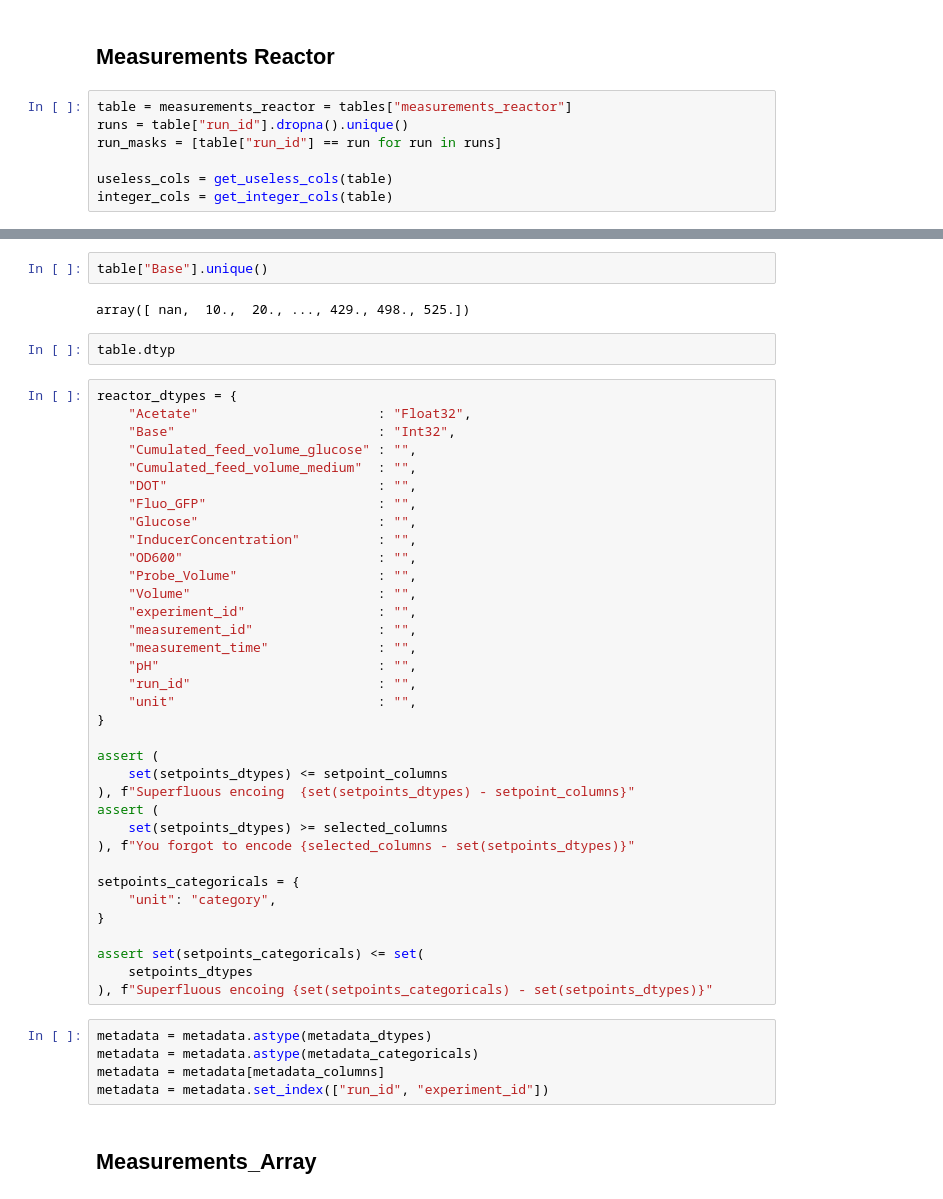
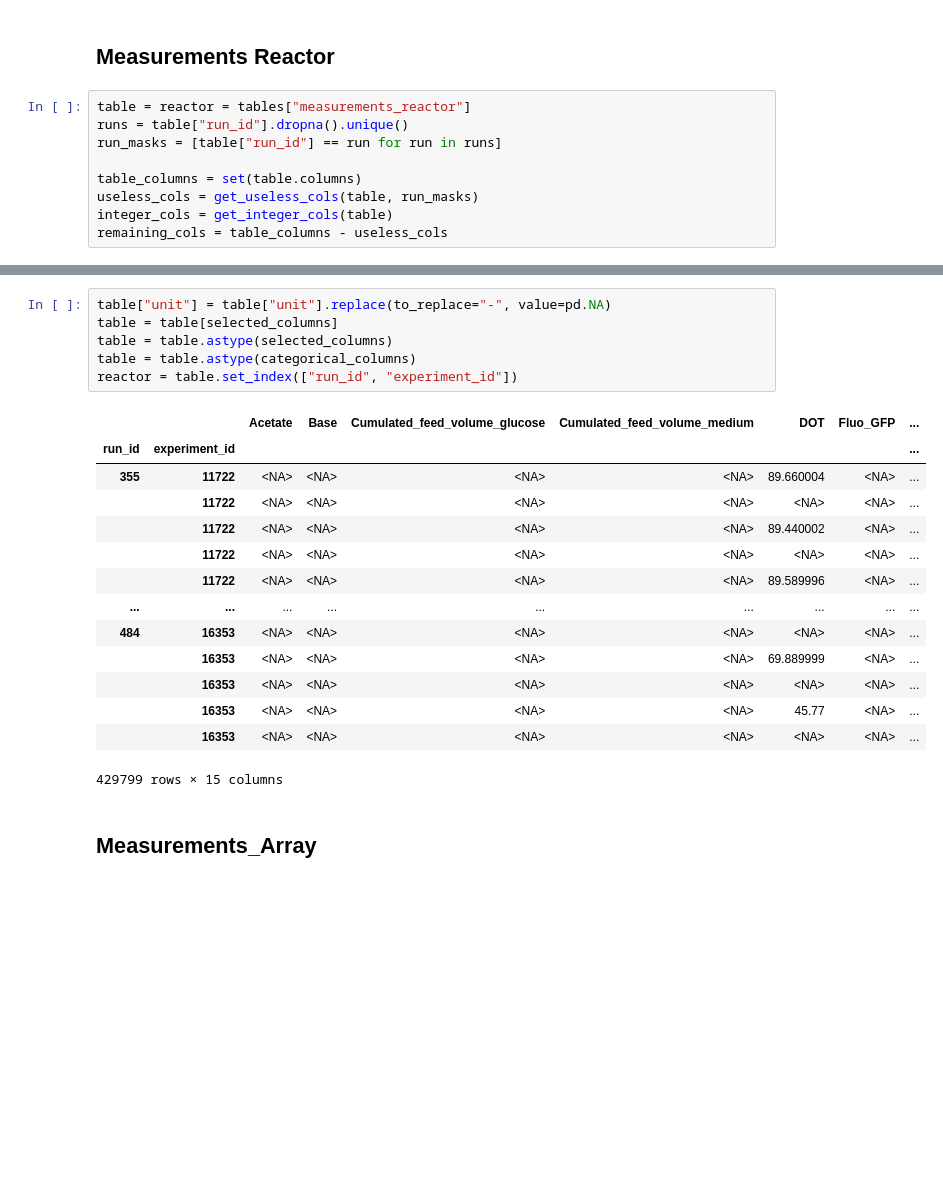
Before and after one commit to randolf-scholz/tsdm, a Jupyter notebook: dev/datasets/kiwi_experiments_and_run_355.ipynb, the cells around one changed output, grey strips where cells are left out. Saved outputs shown, nothing was run; the diff lists cells and outputs as text; blank space fills up the shorter version.

```diff
--- a/dev/datasets/kiwi_experiments_and_run_355.ipynb
+++ b/dev/datasets/kiwi_experiments_and_run_355.ipynb
@@ -382,12 +520,14 @@ setpoints = setpoints.set_index(["run_id", "experiment_id"])
 # %% [markdown]
 ##  Measurements Reactor
 # %%
-table = measurements_reactor = tables["measurements_reactor"]
+table = reactor = tables["measurements_reactor"]
 runs = table["run_id"].dropna().unique()
 run_masks = [table["run_id"] == run for run in runs]
 
-useless_cols = get_useless_cols(table)
+table_columns = set(table.columns)
+useless_cols = get_useless_cols(table, run_masks)
 integer_cols = get_integer_cols(table)
+remaining_cols = table_columns - useless_cols
 # %% [output]
 No information in      Acid
 Fluo_CFP: data missing in 8/9 slices!
@@ -462,48 +600,23 @@ Integer column pretending to be float: measurement_id
-# %%
-table["Base"].unique()
-# %% [output]
-array([ nan,  10.,  20., ..., 429., 498., 525.])
-# %%
-table.dtyp
-# %%
-reactor_dtypes = {
-    "Acetate"                       : "Float32",
-    "Base"                          : "Int32",
-    "Cumulated_feed_volume_glucose" : "",
-    "Cumulated_feed_volume_medium"  : "",
-    "DOT"                           : "",
-    "Fluo_GFP"                      : "",
-    "Glucose"                       : "",
-    "InducerConcentration"          : "",
-    "OD600"                         : "",
-    "Probe_Volume"                  : "",
-    "Volume"                        : "",
-    "experiment_id"                 : "",
-    "measurement_id"                : "",
-    "measurement_time"              : "",
-    "pH"                            : "",
-    "run_id"                        : "",
-    "unit"                          : "",
-}
-
-assert (
-    set(setpoints_dtypes) <= setpoint_columns
-), f"Superfluous encoing  {set(setpoints_dtypes) - setpoint_columns}"
-assert (
-    set(setpoints_dtypes) >= selected_columns
-), f"You forgot to encode {selected_columns - set(setpoints_dtypes)}"
-
-setpoints_categoricals = {
-    "unit": "category",
-}
-
-assert set(setpoints_categoricals) <= set(
-    setpoints_dtypes
-), f"Superfluous encoing {set(setpoints_categoricals) - set(setpoints_dtypes)}"
-# %%
-metadata = metadata.astype(metadata_dtypes)
-metadata = metadata.astype(metadata_categoricals)
-metadata = metadata[metadata_columns]
-metadata = metadata.set_index(["run_id", "experiment_id"])
+# %%
+table["unit"] = table["unit"].replace(to_replace="-", value=pd.NA)
+table = table[selected_columns]
+table = table.astype(selected_columns)
+table = table.astype(categorical_columns)
+reactor = table.set_index(["run_id", "experiment_id"])
+# %% [output]
+|  |  | Acetate | Base | Cumulated_feed_volume_glucose | Cumulated_feed_volume_medium | DOT | Fluo_GFP | ... |
+| run_id | experiment_id |  |  |  |  |  |  | ... |
+| 355 | 11722 | <NA> | <NA> | <NA> | <NA> | 89.660004 | <NA> | ... |
+|  | 11722 | <NA> | <NA> | <NA> | <NA> | <NA> | <NA> | ... |
+|  | 11722 | <NA> | <NA> | <NA> | <NA> | 89.440002 | <NA> | ... |
+|  | 11722 | <NA> | <NA> | <NA> | <NA> | <NA> | <NA> | ... |
+|  | 11722 | <NA> | <NA> | <NA> | <NA> | 89.589996 | <NA> | ... |
+| ... | ... | ... | ... | ... | ... | ... | ... | ... |
+| 484 | 16353 | <NA> | <NA> | <NA> | <NA> | <NA> | <NA> | ... |
+|  | 16353 | <NA> | <NA> | <NA> | <NA> | 69.889999 | <NA> | ... |
+|  | 16353 | <NA> | <NA> | <NA> | <NA> | <NA> | <NA> | ... |
+|  | 16353 | <NA> | <NA> | <NA> | <NA> | 45.77 | <NA> | ... |
+|  | 16353 | <NA> | <NA> | <NA> | <NA> | <NA> | <NA> | ... |
+429799 rows × 15 columns
 # %% [markdown]
 ## Measurements_Array
```
Also changed, not shown: parts of 45 cells of this notebook, 4 other files.
